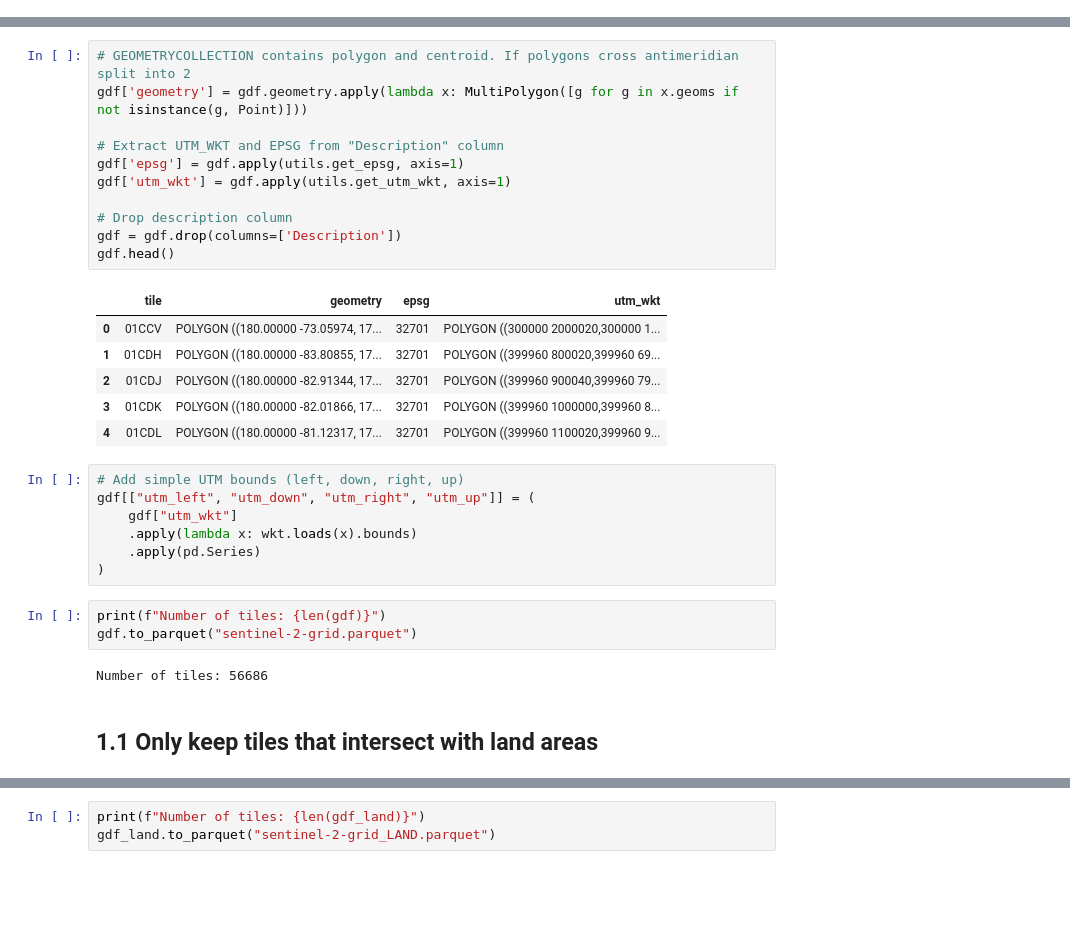
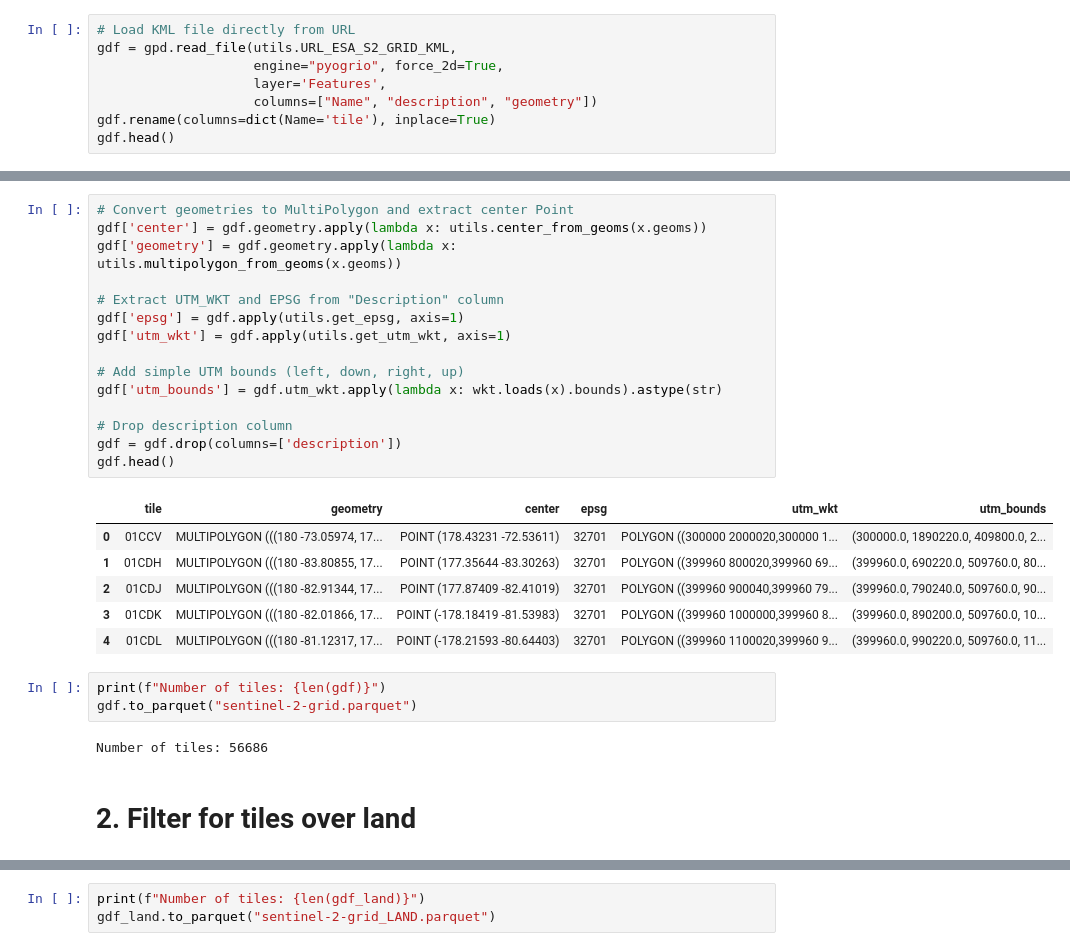
Before and after one commit to maawoo/sentinel-2-grid-geoparquet, a Jupyter notebook: generate-geoparquet.ipynb, the cells around one changed output, grey strips where cells are left out. Cells and saved outputs as stored; diff of their text form; blank space fills up the shorter version.

```diff
--- a/generate-geoparquet.ipynb
+++ b/generate-geoparquet.ipynb
@@ -50,0 +9,8 @@ gdf.head()
+# %%
+# Load KML file directly from URL
+gdf = gpd.read_file(utils.URL_ESA_S2_GRID_KML,
+                    engine="pyogrio", force_2d=True,
+                    layer='Features',
+                    columns=["Name", "description", "geometry"])
+gdf.rename(columns=dict(Name='tile'), inplace=True)
+gdf.head()
@@ -51,33 +24,30 @@ gdf.head()
 # %%
-# GEOMETRYCOLLECTION contains polygon and centroid. If polygons cross antimeridian split into 2
-gdf['geometry'] = gdf.geometry.apply(lambda x: MultiPolygon([g for g in x.geoms if not isinstance(g, Point)]))
+# Convert geometries to MultiPolygon and extract center Point
+gdf['center'] = gdf.geometry.apply(lambda x: utils.center_from_geoms(x.geoms))
+gdf['geometry'] = gdf.geometry.apply(lambda x: utils.multipolygon_from_geoms(x.geoms))
 
 # Extract UTM_WKT and EPSG from "Description" column
 gdf['epsg'] = gdf.apply(utils.get_epsg, axis=1)
 gdf['utm_wkt'] = gdf.apply(utils.get_utm_wkt, axis=1)
 
+# Add simple UTM bounds (left, down, right, up)
+gdf['utm_bounds'] = gdf.utm_wkt.apply(lambda x: wkt.loads(x).bounds).astype(str)
+
 # Drop description column
-gdf = gdf.drop(columns=['Description'])
+gdf = gdf.drop(columns=['description'])
 gdf.head()
 # %% [output]
-|  | tile | geometry | epsg | utm_wkt |
-| 0 | 01CCV | POLYGON ((180.00000 -73.05974, 17... | 32701 | POLYGON ((300000 2000020,300000 1... |
-| 1 | 01CDH | POLYGON ((180.00000 -83.80855, 17... | 32701 | POLYGON ((399960 800020,399960 69... |
-| 2 | 01CDJ | POLYGON ((180.00000 -82.91344, 17... | 32701 | POLYGON ((399960 900040,399960 79... |
-| 3 | 01CDK | POLYGON ((180.00000 -82.01866, 17... | 32701 | POLYGON ((399960 1000000,399960 8... |
-| 4 | 01CDL | POLYGON ((180.00000 -81.12317, 17... | 32701 | POLYGON ((399960 1100020,399960 9... |
+|  | tile | geometry | center | epsg | utm_wkt | utm_bounds |
+| 0 | 01CCV | MULTIPOLYGON (((180 -73.05974, 17... | POINT (178.43231 -72.53611) | 32701 | POLYGON ((300000 2000020,300000 1... | (300000.0, 1890220.0, 409800.0, 2... |
+| 1 | 01CDH | MULTIPOLYGON (((180 -83.80855, 17... | POINT (177.35644 -83.30263) | 32701 | POLYGON ((399960 800020,399960 69... | (399960.0, 690220.0, 509760.0, 80... |
+| 2 | 01CDJ | MULTIPOLYGON (((180 -82.91344, 17... | POINT (177.87409 -82.41019) | 32701 | POLYGON ((399960 900040,399960 79... | (399960.0, 790240.0, 509760.0, 90... |
+| 3 | 01CDK | MULTIPOLYGON (((180 -82.01866, 17... | POINT (-178.18419 -81.53983) | 32701 | POLYGON ((399960 1000000,399960 8... | (399960.0, 890200.0, 509760.0, 10... |
+| 4 | 01CDL | MULTIPOLYGON (((180 -81.12317, 17... | POINT (-178.21593 -80.64403) | 32701 | POLYGON ((399960 1100020,399960 9... | (399960.0, 990220.0, 509760.0, 11... |
-# %%
-# Add simple UTM bounds (left, down, right, up)
-gdf[["utm_left", "utm_down", "utm_right", "utm_up"]] = (
-    gdf["utm_wkt"]
-    .apply(lambda x: wkt.loads(x).bounds)
-    .apply(pd.Series)
-)
 # %%
 print(f"Number of tiles: {len(gdf)}")
 gdf.to_parquet("sentinel-2-grid.parquet")
 # %% [output]
 Number of tiles: 56686
 # %% [markdown]
-## 1.1 Only keep tiles that intersect with land areas
+# 2. Filter for tiles over land
 # %%
```
Also changed, not shown: parts of 6 cells of this notebook, 2 other files.
